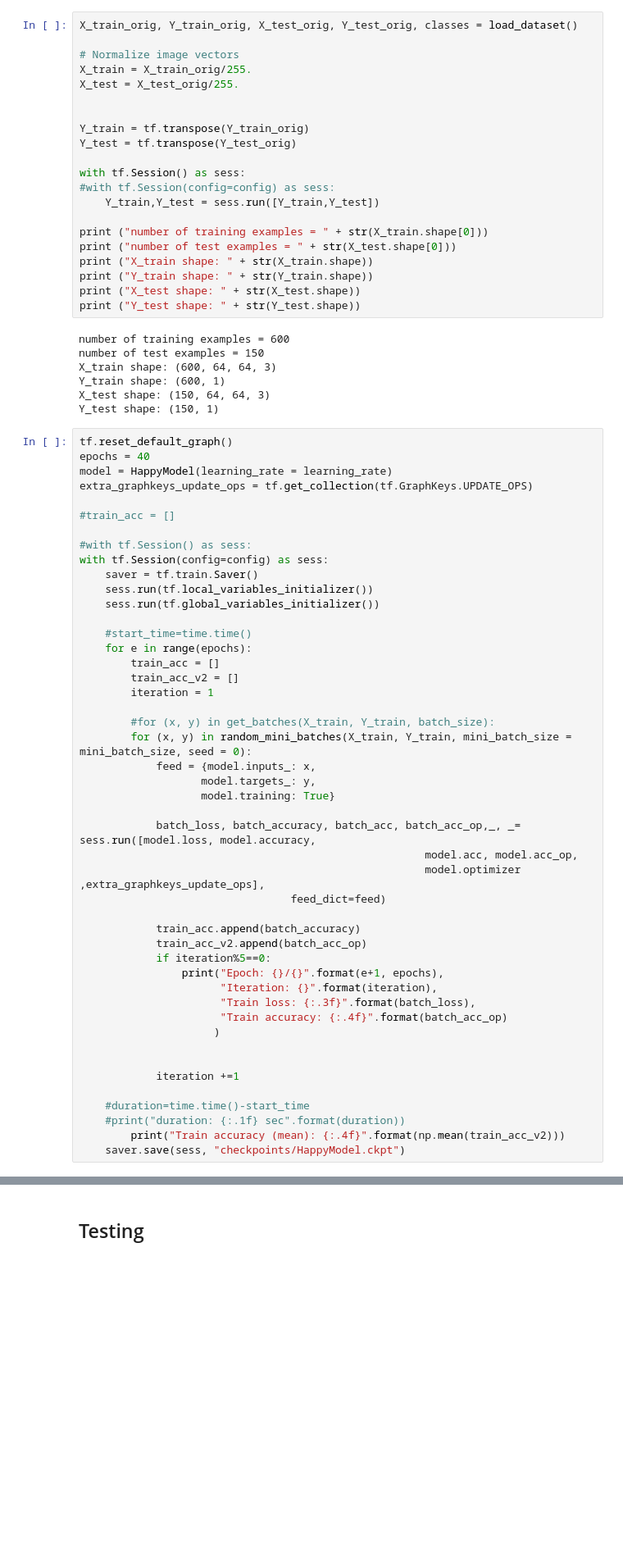
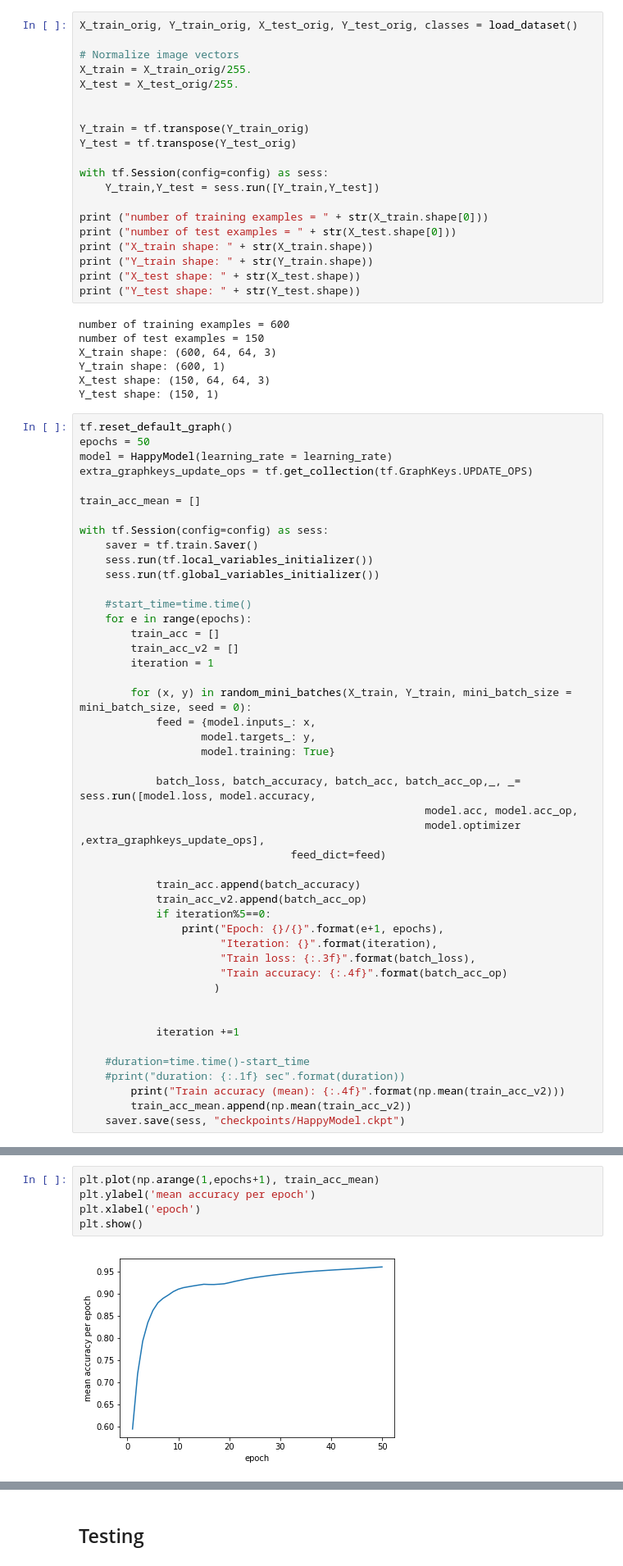
Before and after one commit to vasilismg/CNNs_TensorFlow, a Jupyter notebook: Detect_happiness/Detect_happiness.ipynb, the cells around one changed output, grey strips where cells are left out. Shown at 82% size. Cells and saved outputs as stored; diff of their text form; blank space fills up the shorter version.

```diff
--- a/Detect_happiness/Detect_happiness.ipynb
+++ b/Detect_happiness/Detect_happiness.ipynb
@@ -171,8 +170,7 @@ X_test = X_test_orig/255.
 Y_train = tf.transpose(Y_train_orig)
 Y_test = tf.transpose(Y_test_orig)
 
-with tf.Session() as sess:
-#with tf.Session(config=config) as sess:
+with tf.Session(config=config) as sess:
     Y_train,Y_test = sess.run([Y_train,Y_test])
 
 print ("number of training examples = " + str(X_train.shape[0]))
@@ -190,13 +188,12 @@ X_test shape: (150, 64, 64, 3)
 Y_test shape: (150, 1)
 # %%
 tf.reset_default_graph()
-epochs = 40
+epochs = 50
 model = HappyModel(learning_rate = learning_rate)
 extra_graphkeys_update_ops = tf.get_collection(tf.GraphKeys.UPDATE_OPS)
 
-#train_acc = []
+train_acc_mean = []
 
-#with tf.Session() as sess:
 with tf.Session(config=config) as sess:
     saver = tf.train.Saver()
     sess.run(tf.local_variables_initializer())
@@ -208,7 +205,6 @@ with tf.Session(config=config) as sess:
         train_acc_v2 = []
         iteration = 1
 
-        #for (x, y) in get_batches(X_train, Y_train, batch_size):
         for (x, y) in random_mini_batches(X_train, Y_train, mini_batch_size = mini_batch_size, seed = 0):
             feed = {model.inputs_: x,
                    model.targets_: y,
@@ -234,6 +230,7 @@ with tf.Session(config=config) as sess:
     #duration=time.time()-start_time
     #print("duration: {:.1f} sec".format(duration))
         print("Train accuracy (mean): {:.4f}".format(np.mean(train_acc_v2)))
+        train_acc_mean.append(np.mean(train_acc_v2))
     saver.save(sess, "checkpoints/HappyModel.ckpt")
 # %% [output]
 WARNING: Logging before flag parsing goes to stderr.
@@ -273,3 +270,10 @@ Train accuracy (mean): 0.9609
+# %%
+plt.plot(np.arange(1,epochs+1), train_acc_mean)
+plt.ylabel('mean accuracy per epoch')
+plt.xlabel('epoch')
+plt.show()
+# %% [output]
+[figure, added]
 # %%
 # this part calculates the number of trainable parameters
 
```
Also changed, not shown: parts of 5 cells of this notebook.
